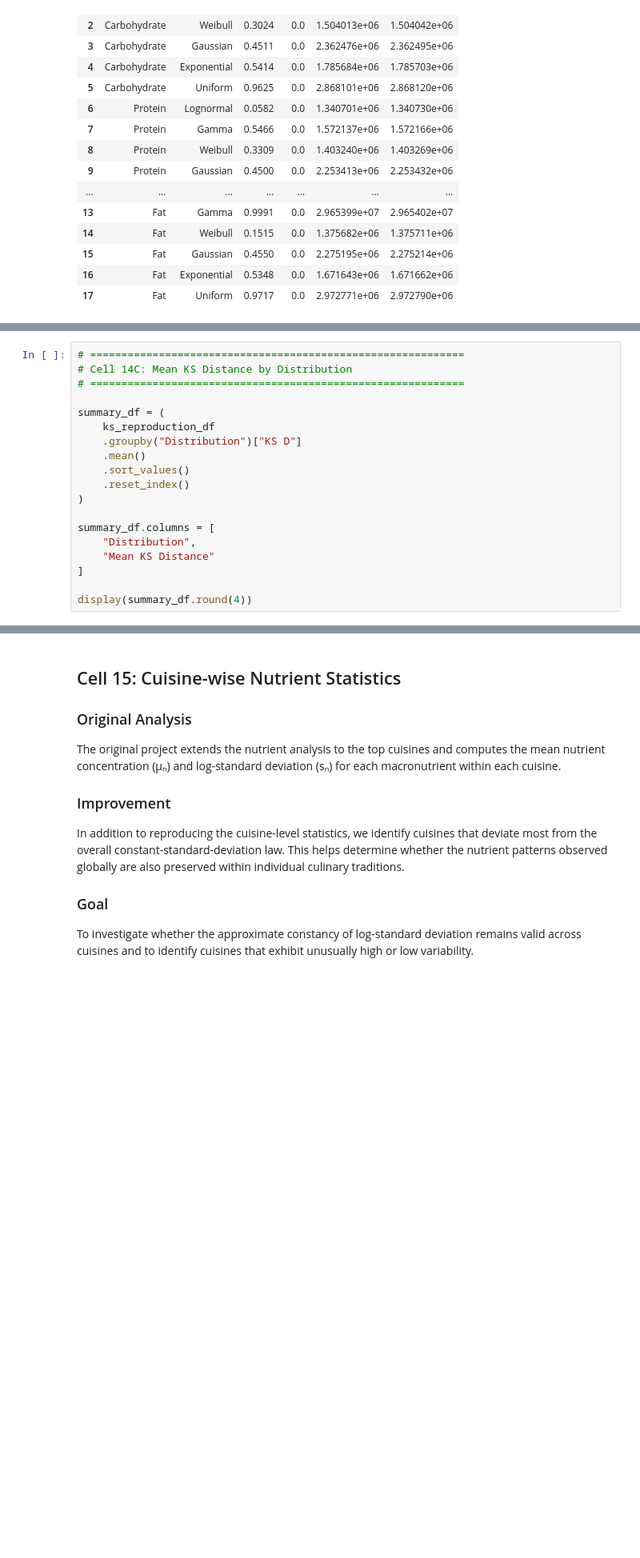
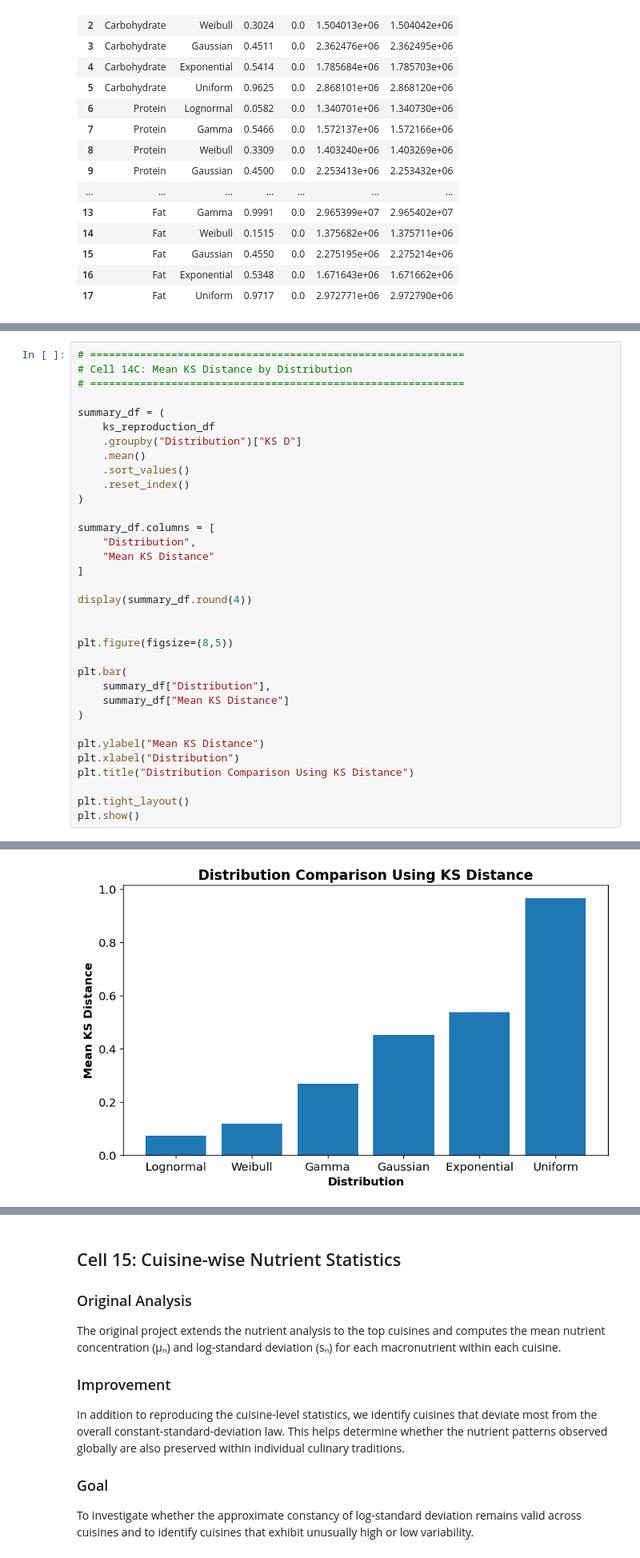
Before and after one commit to harsh23229/Universal-statistical-laws-governing-culinary-design, a Jupyter notebook: update_nutrition_analysis.ipynb, the cells around one changed output, grey strips where cells are left out. Shown at 80% size. Saved outputs shown, nothing was run; the diff lists cells and outputs as text; blank space fills up the shorter version.

```diff
--- a/update_nutrition_analysis.ipynb
+++ b/update_nutrition_analysis.ipynb
@@ -1147,28 +1257,44 @@ display(ks_reproduction_df.round(4))
 # %%
 # ============================================================
 # Cell 14C: Mean KS Distance by Distribution
 # ============================================================
 
 summary_df = (
     ks_reproduction_df
     .groupby("Distribution")["KS D"]
     .mean()
     .sort_values()
     .reset_index()
 )
 
 summary_df.columns = [
     "Distribution",
     "Mean KS Distance"
 ]
 
 display(summary_df.round(4))
+
+
+plt.figure(figsize=(8,5))
+
+plt.bar(
+    summary_df["Distribution"],
+    summary_df["Mean KS Distance"]
+)
+
+plt.ylabel("Mean KS Distance")
+plt.xlabel("Distribution")
+plt.title("Distribution Comparison Using KS Distance")
+
+plt.tight_layout()
+plt.show()
 # %% [output]
 |  | Distribution | Mean KS Distance |
 | 0 | Lognormal | 0.0727 |
 | 1 | Weibull | 0.1171 |
 | 2 | Gamma | 0.2687 |
 | 3 | Gaussian | 0.4520 |
 | 4 | Exponential | 0.5383 |
 | 5 | Uniform | 0.9662 |
+[figure, added]
 # %% [markdown]
```
Also changed, not shown: parts of 16 cells of this notebook.
